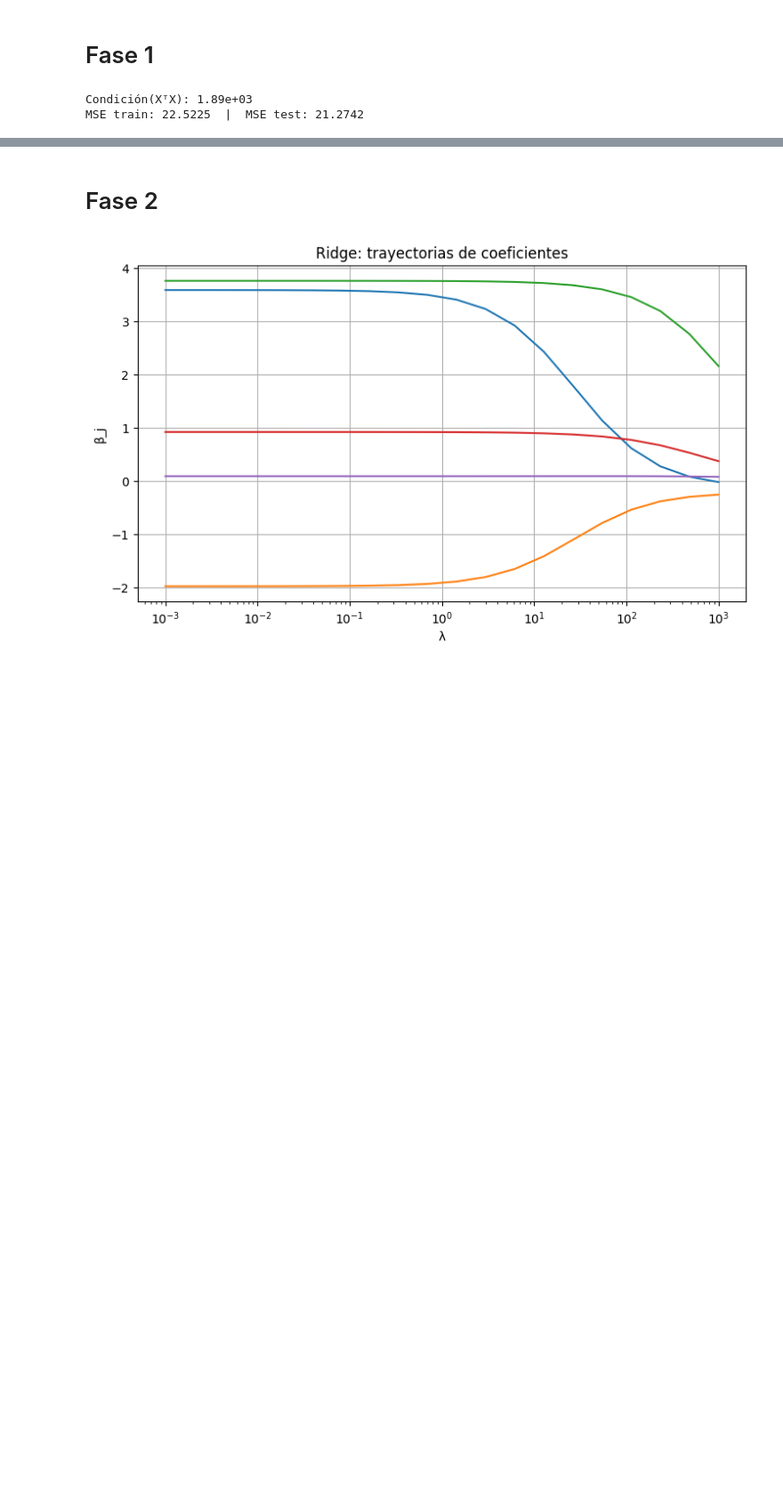
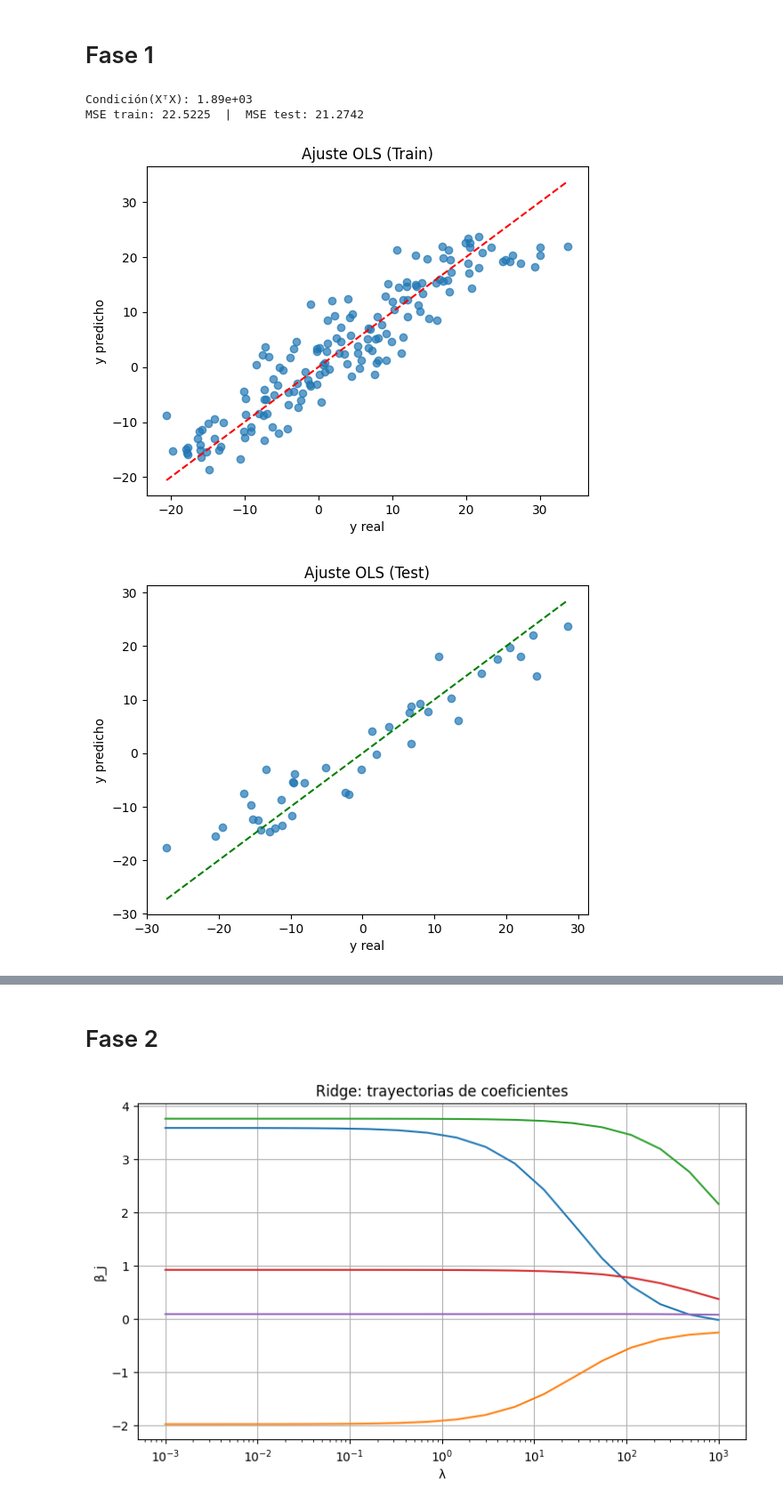
Before and after one commit to 1Enrique9/Ciencia-de-Datos, a Jupyter notebook: 7mo/Aprendizaje_automatico/Practicas/1/Practica1_ML.ipynb, the cells around one changed output, grey strips where cells are left out. Shown: that part at 89% size. Saved outputs shown, nothing was run; the diff lists cells and outputs as text; code cells hidden in the pictures; blank space fills up the shorter version.

```diff
--- a/7mo/Aprendizaje_automatico/Practicas/1/Practica1_ML.ipynb
+++ b/7mo/Aprendizaje_automatico/Practicas/1/Practica1_ML.ipynb
@@ -16,5 +6,5 @@ cd /content/drive/MyDrive/Séptimo/ML
 # %%
-df = pd.read_csv('dataset_regresion_sintetico.csv')
+df = pd.read_csv(r"D:\Ciencia de Datos\7mo\Aprendizaje_automatico\Practicas\1\L1_alumnos\dataset_regresion_sintetico.csv")
 y = df['y']
 df.drop('y', axis=1, inplace=True)
 df.head()
@@ -58,3 +48,22 @@ print(f"MSE train: {MSE(y_train.values, yhat_tr):.4f}  |  MSE test: {MSE(y_test.
 # %% [output]
 Condición(XᵀX): 1.89e+03
 MSE train: 22.5225  |  MSE test: 21.2742
+# %%
+# Train
+plt.scatter(y_train, yhat_tr, alpha=0.7)
+plt.plot([y_train.min(), y_train.max()], [y_train.min(), y_train.max()], "r--")
+plt.xlabel("y real")
+plt.ylabel("y predicho")
+plt.title("Ajuste OLS (Train)")
+plt.show()
+
+# Test
+plt.scatter(y_test, yhat_te, alpha=0.7)
+plt.plot([y_test.min(), y_test.max()], [y_test.min(), y_test.max()], "g--")
+plt.xlabel("y real")
+plt.ylabel("y predicho")
+plt.title("Ajuste OLS (Test)")
+plt.show()
+# %% [output]
+[figure, added]
+[figure, added]
```
Also changed, not shown: parts of 22 cells of this notebook.
